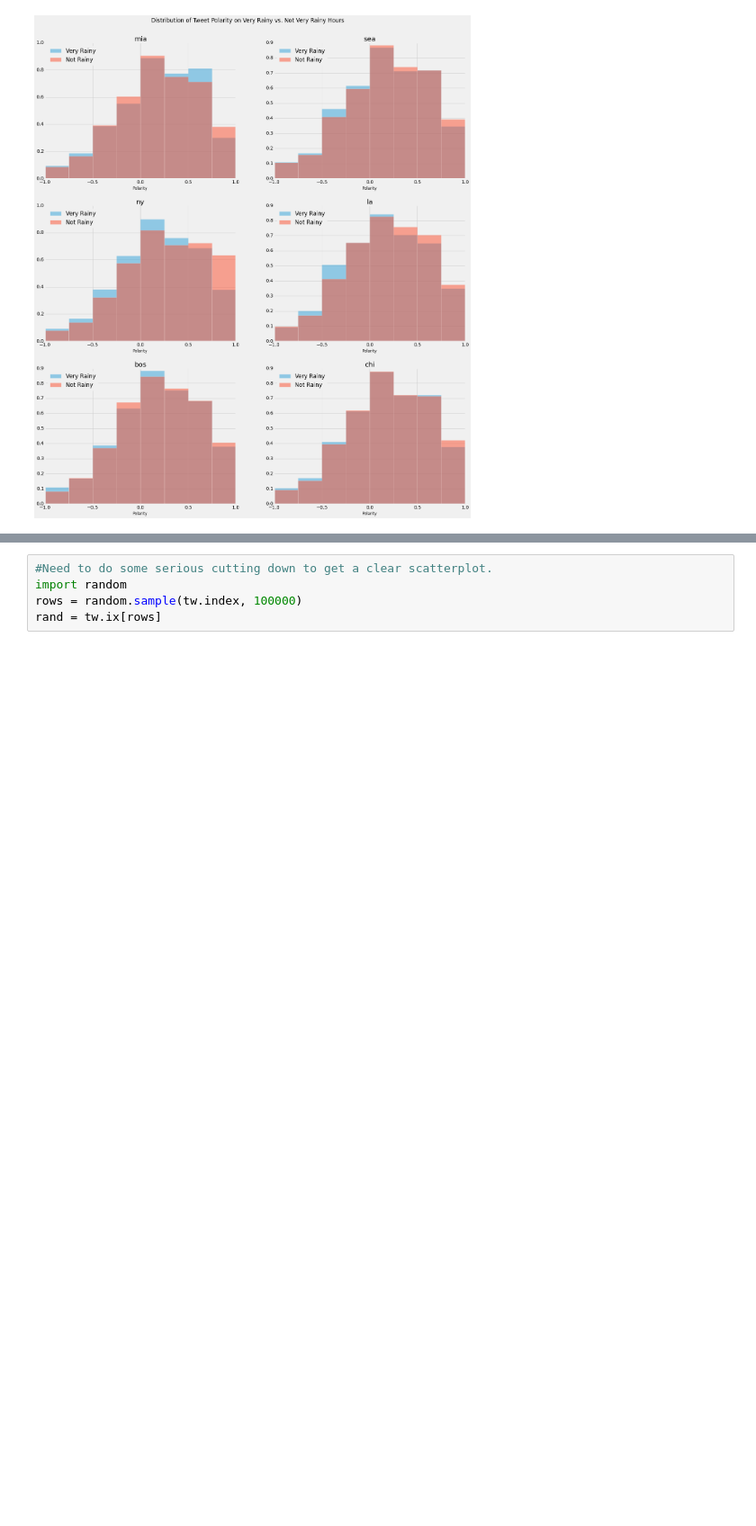
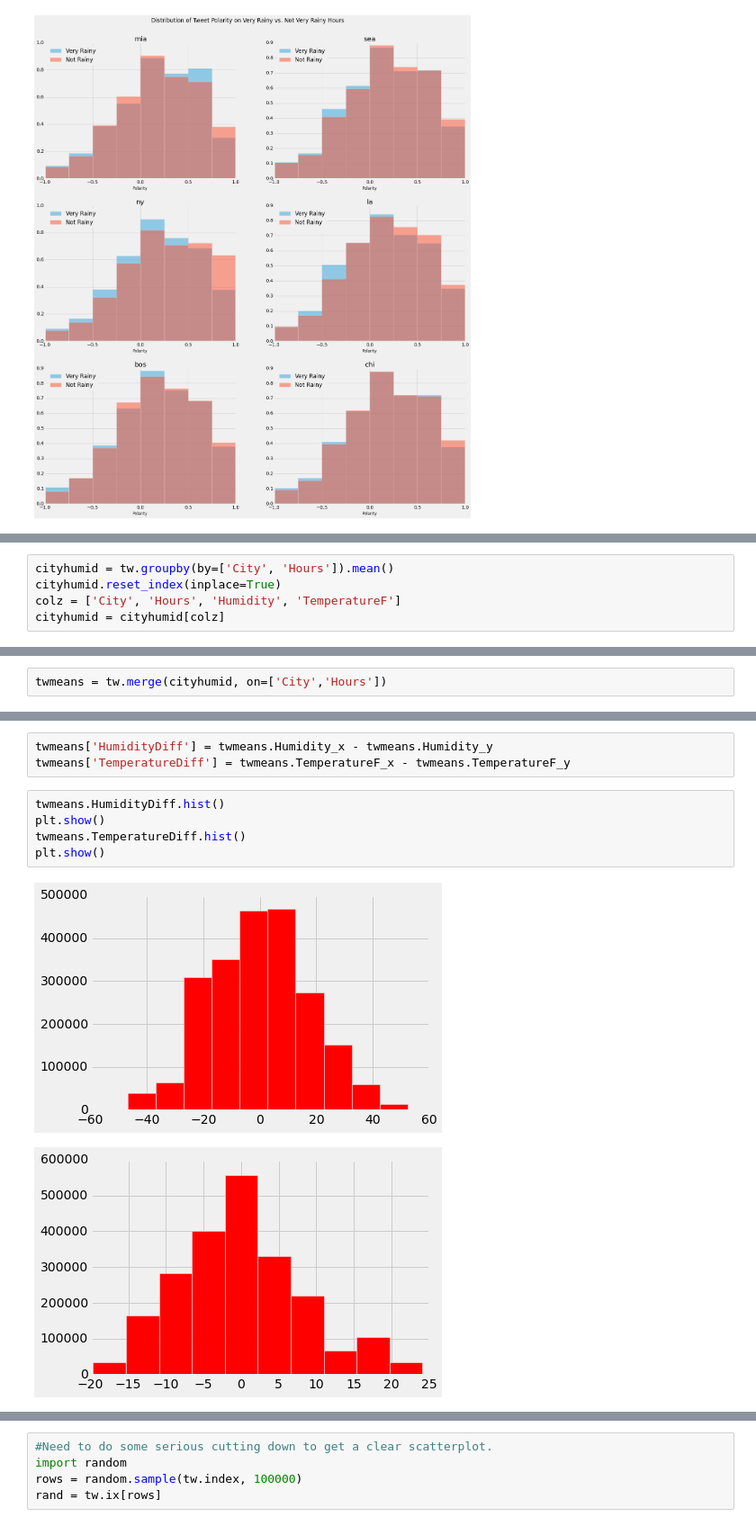
Before and after one commit to a-campbell/Twitter_Weather_Project, a Jupyter notebook: Sentiment and Weather Merge.ipynb, the cells around one changed output, grey strips where cells are left out. Shown at 90% size. Cells and saved outputs as stored; diff of their text form; blank space fills up the shorter version.

```diff
--- a/Sentiment and Weather Merge.ipynb
+++ b/Sentiment and Weather Merge.ipynb
@@ -797,2 +800,7 @@ It is iteresting that these distribution are different from those we saw with "C
 
 Scatter plots don't really tell us much. However, we have included them for completeness.
+# %%
+cityhumid = tw.groupby(by=['City', 'Hours']).mean()
+cityhumid.reset_index(inplace=True)
+colz = ['City', 'Hours', 'Humidity', 'TemperatureF']
+cityhumid = cityhumid[colz]
@@ -798,0 +816,2 @@ Scatter plots don't really tell us much. However, we have included them for comp
+# %%
+twmeans = tw.merge(cityhumid, on=['City','Hours'])
@@ -798,0 +827,11 @@ Scatter plots don't really tell us much. However, we have included them for comp
+# %%
+twmeans['HumidityDiff'] = twmeans.Humidity_x - twmeans.Humidity_y
+twmeans['TemperatureDiff'] = twmeans.TemperatureF_x - twmeans.TemperatureF_y
+# %%
+twmeans.HumidityDiff.hist()
+plt.show()
+twmeans.TemperatureDiff.hist()
+plt.show()
+# %% [output]
+[figure, added]
+[figure, added]
```
Also changed, not shown: parts of 7 cells of this notebook, 1 other file.
